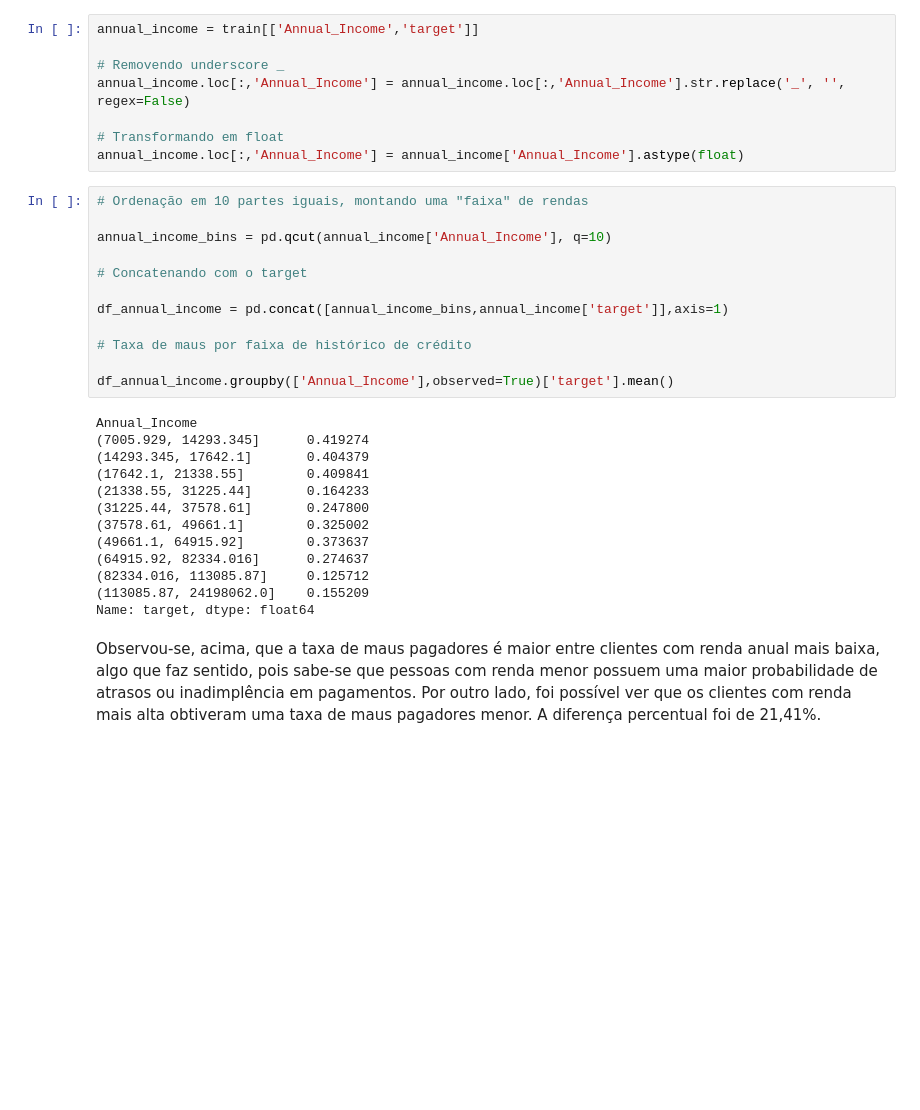
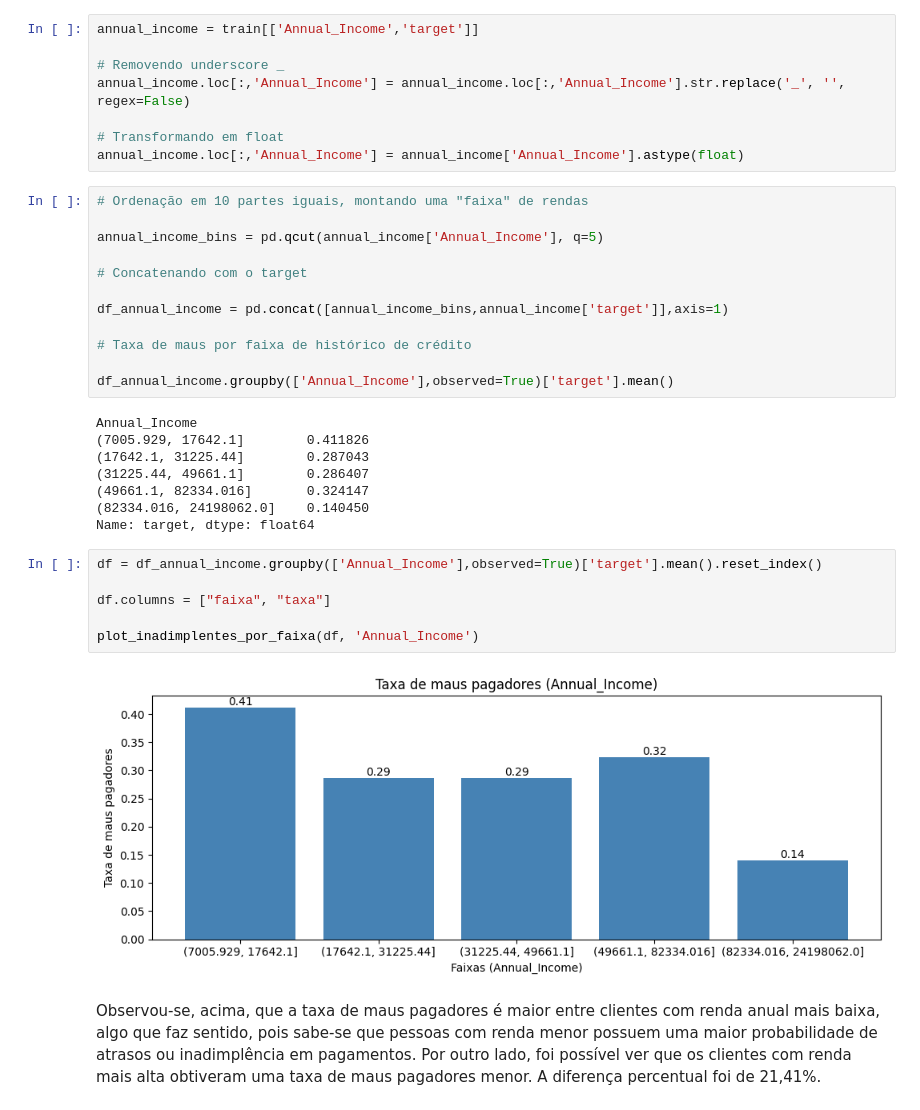
Before and after one commit to deborabmfreitas/credit-score-prediction, a Jupyter notebook: 1.exploratory-data-analysis.ipynb, the cells around one changed output. Drawn from its saved outputs; the diff is of its cells as text; blank space fills up the shorter version.

```diff
--- a/1.exploratory-data-analysis.ipynb
+++ b/1.exploratory-data-analysis.ipynb
@@ -800,7 +865,7 @@ annual_income.loc[:,'Annual_Income'] = annual_income['Annual_Income'].astype(flo
 # %%
 # Ordenação em 10 partes iguais, montando uma "faixa" de rendas
 
-annual_income_bins = pd.qcut(annual_income['Annual_Income'], q=10)
+annual_income_bins = pd.qcut(annual_income['Annual_Income'], q=5)
 
 # Concatenando com o target
 
@@ -811,17 +876,20 @@ df_annual_income = pd.concat([annual_income_bins,annual_income['target']],axis=1
 df_annual_income.groupby(['Annual_Income'],observed=True)['target'].mean()
 # %% [output]
 Annual_Income
-(7005.929, 14293.345]      0.419274
-(14293.345, 17642.1]       0.404379
-(17642.1, 21338.55]        0.409841
-(21338.55, 31225.44]       0.164233
-(31225.44, 37578.61]       0.247800
-(37578.61, 49661.1]        0.325002
-(49661.1, 64915.92]        0.373637
-(64915.92, 82334.016]      0.274637
-(82334.016, 113085.87]     0.125712
-(113085.87, 24198062.0]    0.155209
+(7005.929, 17642.1]        0.411826
+(17642.1, 31225.44]        0.287043
+(31225.44, 49661.1]        0.286407
+(49661.1, 82334.016]       0.324147
+(82334.016, 24198062.0]    0.140450
 Name: target, dtype: float64
+# %%
+df = df_annual_income.groupby(['Annual_Income'],observed=True)['target'].mean().reset_index()
+
+df.columns = ["faixa", "taxa"]
+
+plot_inadimplentes_por_faixa(df, 'Annual_Income')
+# %% [output]
+[figure, added]
 # %% [markdown]
 Observou-se, acima, que a taxa de maus pagadores é maior entre clientes com renda anual mais baixa, algo que faz sentido, pois sabe-se que pessoas com renda menor possuem uma maior probabilidade de atrasos ou inadimplência em pagamentos. Por outro lado, foi possível ver que os clientes com renda mais alta obtiveram uma taxa de maus pagadores menor. A diferença percentual foi de 21,41%.
 # %% [markdown]
```
Also changed, not shown: parts of 27 cells of this notebook.
